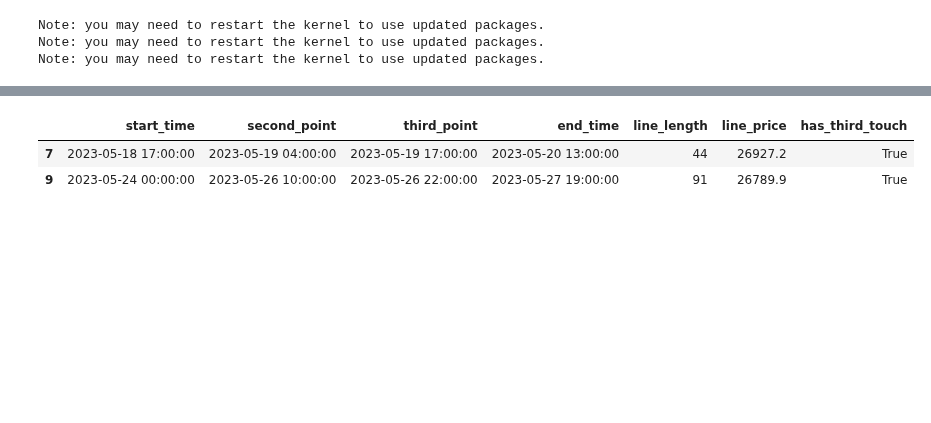
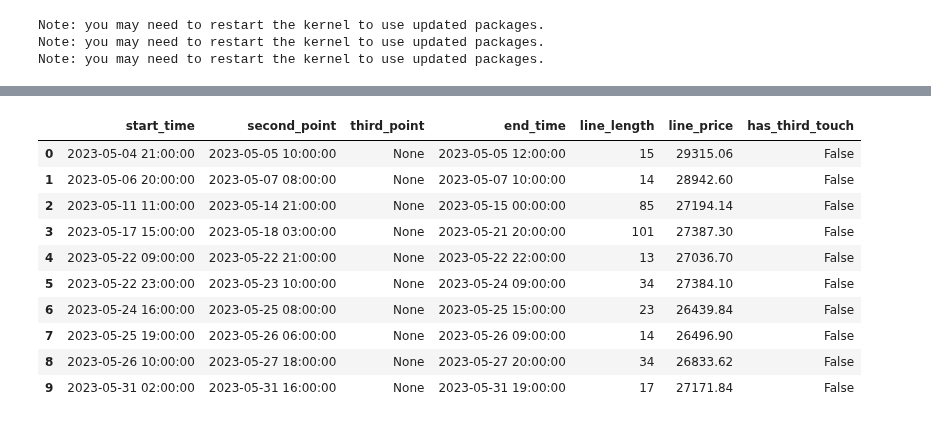
Before and after one commit to alexbabits/crypto-backtester, a Jupyter notebook: ChannelAnalysis.ipynb, the cells around one changed output, grey strips where cells are left out. Drawn from its saved outputs; the diff is of its cells as text; code cells hidden in the pictures; blank space fills up the shorter version.

Commit message:
included "wicks" in find_hor_res_lines

```diff
--- a/ChannelAnalysis.ipynb
+++ b/ChannelAnalysis.ipynb
@@ -67,30 +67,35 @@ def find_horizontal_resistance_lines(df):
 
     while i < len(df) - waiting_period-1:  # leaves space for checking the next 10 candles
         origin_candle = df.iloc[i]
-        if origin_candle['close'] > origin_candle['open']:  # Check if the candle is green
+        if origin_candle['close'] > origin_candle['open']:  # Check if the origin candle is green
+            line_price = 0.6 * origin_candle['close'] + 0.4 * origin_candle['high']  # Weighted mean of close and high
             second_touch = None
             waiting_candles = df.iloc[i+1:i+waiting_period]
-            waiting_candles_upper_limit = origin_candle['close'] + (0.5 * waiting_candles['atr'])
+            waiting_candles_upper_range = line_price + (0.5 * waiting_candles['atr'])
+            bottom_limit_line_price = 0.6 * origin_candle[['close', 'open']].min() + 0.4 * origin_candle['low']
+            waiting_candles_line_price = 0.6 * waiting_candles[['close', 'open']].max(axis=1) + 0.4 * waiting_candles['high']
 
             # If any of the waiting candle's close prices exceed the upper limit, we skip to the next current candle
-            if any(waiting_candles['close'] > waiting_candles_upper_limit):
+            if any(waiting_candles_line_price > waiting_candles_upper_range):
                 i += 1
                 continue
 
             for j in range(i+waiting_period, len(df)):  # Skip the waiting candles and then start looking for touch points
                 next_candle = df.iloc[j]
-                upper_range = origin_candle['close'] + (0.5 * next_candle['atr'])
-                lower_range = origin_candle['close'] - (0.5 * next_candle['atr'])
-                bottom_limit = origin_candle['close'] - (5 * next_candle['atr'])
+                upper_range = line_price + (0.5 * next_candle['atr'])
+                lower_range = line_price - (0.5 * next_candle['atr'])
+                bottom_limit = bottom_limit_line_price - (5 * next_candle['atr'])  # Weighted mean of close and low
+                next_candle_line_price = 0.6 * next_candle[['close', 'open']].max() + 0.4 * next_candle['high']
+                next_candle_line_price_down = 0.6 * next_candle[['close', 'open']].min() + 0.4 * next_candle['low']
 
-                # Check if next_candle close is within the touch point range
-                if lower_range <= next_candle['close'] <= upper_range and second_touch is None:
-                    second_touch = next_candle['time']  # Save the timestamp of the second touch
+                # What counts as a touch?:
+                if lower_range <= next_candle_line_price <= upper_range and second_touch is None:
+                    second_touch = next_candle['time']  # If touch, save the timestamp of the second touch
 
                 # Check if next_candle close is outside the allowed range, even if there's no second touch yet
-                if next_candle['close'] > upper_range or next_candle['close'] < bottom_limit:
+                if next_candle_line_price > upper_range or next_candle_line_price_down < bottom_limit:
                     if second_touch is not None:  # If we had a second touch, we append the line
-                        resistance_lines.append({'start_time': origin_candle['time'], 'end_time': next_candle['time'], 'second_point': second_touch, 'line_price': origin_candle['close']})
+                        resistance_lines.append({'start_time': origin_candle['time'], 'end_time': next_candle['time'], 'second_point': second_touch, 'line_price': line_price})
                     second_touch = None
                     i = j + 1  # Start analyzing from the next candle
                     break
@@ -142,15 +147,22 @@ def find_third_touch(df, resistance_df):
 
 resistance_df = find_third_touch(df, resistance_df)
 # %%
-# uncomment if you'd like to only plot 3+ touchpoint lines:
-resistance_df = resistance_df.loc[resistance_df['has_third_touch'] == True]
+# uncomment if you'd like to only plot 3+ touchpoint lines: resistance_df = resistance_df.loc[resistance_df['has_third_touch'] == True]
 column_order = ['start_time', 'second_point', 'third_point', 'end_time', 'line_length', 'line_price', 'has_third_touch']
 resistance_df = resistance_df.reindex(columns=column_order)
 resistance_df
 # %% [output]
 |  | start_time | second_point | third_point | end_time | line_length | line_price | has_third_touch |
-| 7 | 2023-05-18 17:00:00 | 2023-05-19 04:00:00 | 2023-05-19 17:00:00 | 2023-05-20 13:00:00 | 44 | 26927.2 | True |
-| 9 | 2023-05-24 00:00:00 | 2023-05-26 10:00:00 | 2023-05-26 22:00:00 | 2023-05-27 19:00:00 | 91 | 26789.9 | True |
+| 0 | 2023-05-04 21:00:00 | 2023-05-05 10:00:00 | None | 2023-05-05 12:00:00 | 15 | 29315.06 | False |
+| 1 | 2023-05-06 20:00:00 | 2023-05-07 08:00:00 | None | 2023-05-07 10:00:00 | 14 | 28942.60 | False |
+| 2 | 2023-05-11 11:00:00 | 2023-05-14 21:00:00 | None | 2023-05-15 00:00:00 | 85 | 27194.14 | False |
+| 3 | 2023-05-17 15:00:00 | 2023-05-18 03:00:00 | None | 2023-05-21 20:00:00 | 101 | 27387.30 | False |
+| 4 | 2023-05-22 09:00:00 | 2023-05-22 21:00:00 | None | 2023-05-22 22:00:00 | 13 | 27036.70 | False |
+| 5 | 2023-05-22 23:00:00 | 2023-05-23 10:00:00 | None | 2023-05-24 09:00:00 | 34 | 27384.10 | False |
+| 6 | 2023-05-24 16:00:00 | 2023-05-25 08:00:00 | None | 2023-05-25 15:00:00 | 23 | 26439.84 | False |
+| 7 | 2023-05-25 19:00:00 | 2023-05-26 06:00:00 | None | 2023-05-26 09:00:00 | 14 | 26496.90 | False |
+| 8 | 2023-05-26 10:00:00 | 2023-05-27 18:00:00 | None | 2023-05-27 20:00:00 | 34 | 26833.62 | False |
+| 9 | 2023-05-31 02:00:00 | 2023-05-31 16:00:00 | None | 2023-05-31 19:00:00 | 17 | 27171.84 | False |
 # %%
 def calculate_returns_after_third_touch(df, resistance_df):
     returns_dict = {}
```
Also changed, not shown: parts of 1 cell of this notebook, 1 other file.
